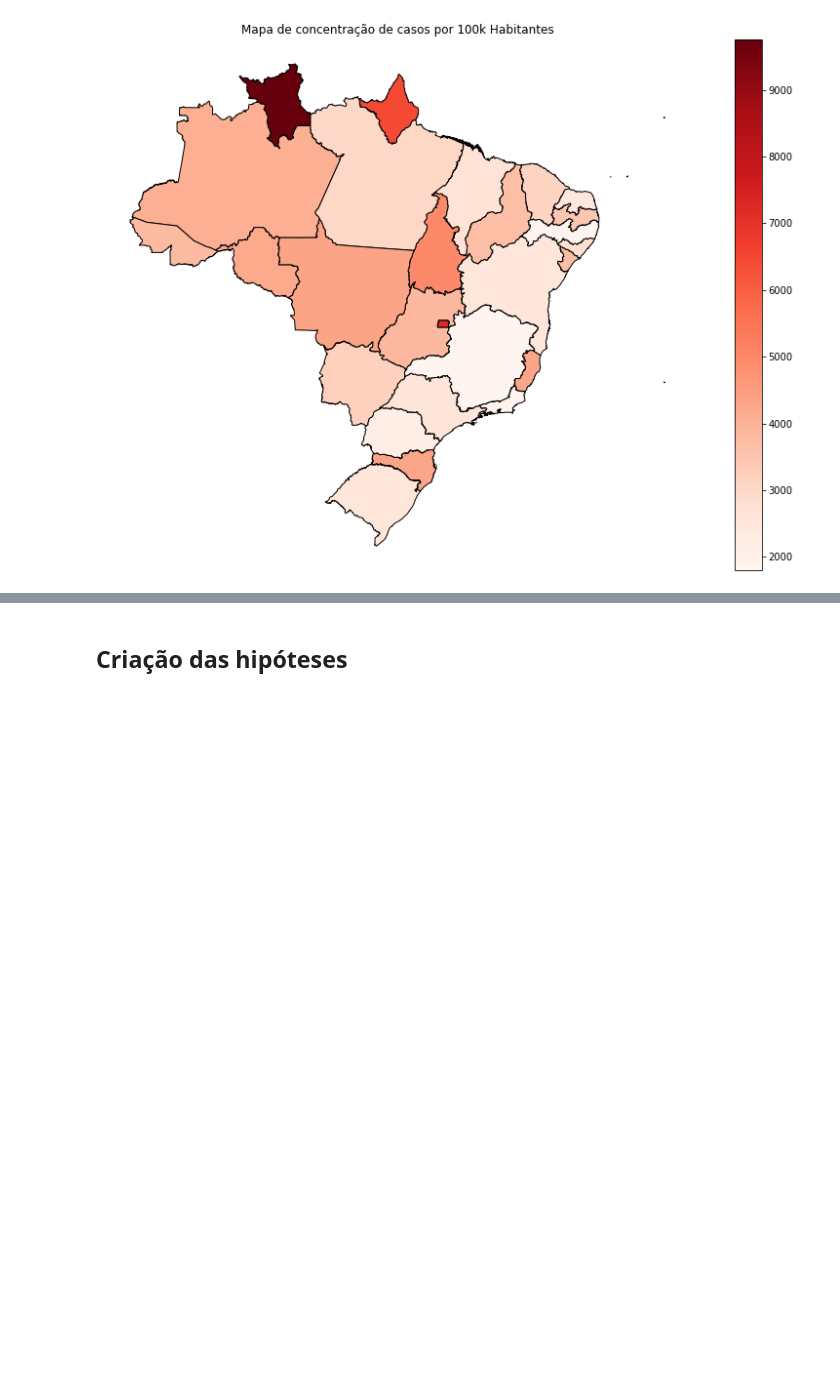
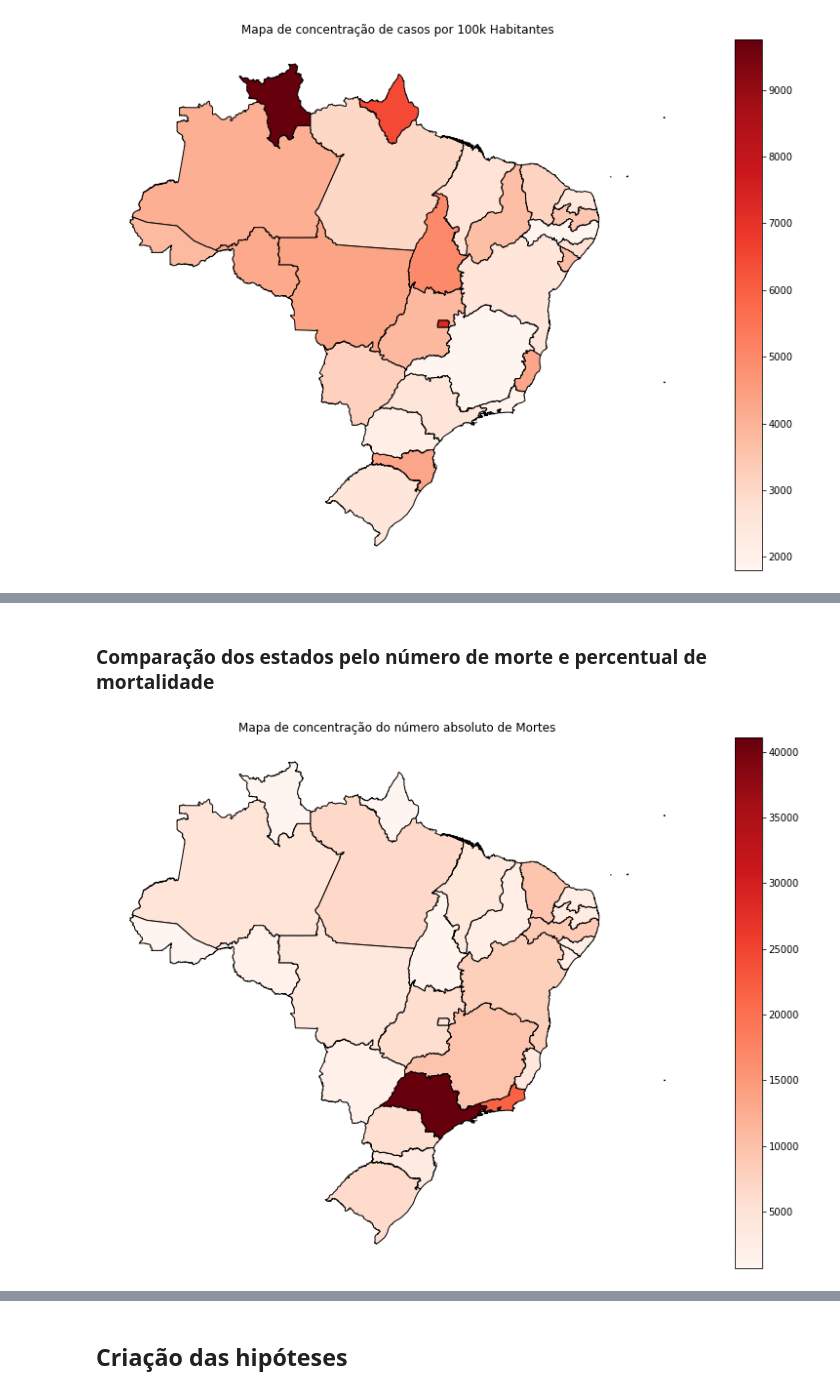
Before and after one commit to Kensawa94/Portifolio-Alura, a Jupyter notebook: Desafios/Desafio_modulo_1/Desafio_1_COVID.ipynb, the cells around one changed output, grey strips where cells are left out. Cells and saved outputs as stored; diff of their text form; code cells hidden in the pictures; blank space fills up the shorter version.

```diff
--- a/Desafios/Desafio_modulo_1/Desafio_1_COVID.ipynb
+++ b/Desafios/Desafio_modulo_1/Desafio_1_COVID.ipynb
@@ -214,0 +196,17 @@ plt.show()
+# %% [markdown]
+### Comparação dos estados pelo número de morte e percentual de mortalidade
+# %%
+plot = Brasil_MAP[Brasil_MAP['date']=='2020-11-19'].plot(
+      column = 'deaths',
+      cmap = 'Reds',
+      figsize = (16,10),
+      legend = True,
+      edgecolor = 'black'
+
+  )
+plot.axis('off')
+
+plt.title('Mapa de concentração do número absoluto de Mortes')
+plt.show()
+# %% [output]
+[figure, added]
```
Also changed, not shown: parts of 36 cells of this notebook, 1 other file.
